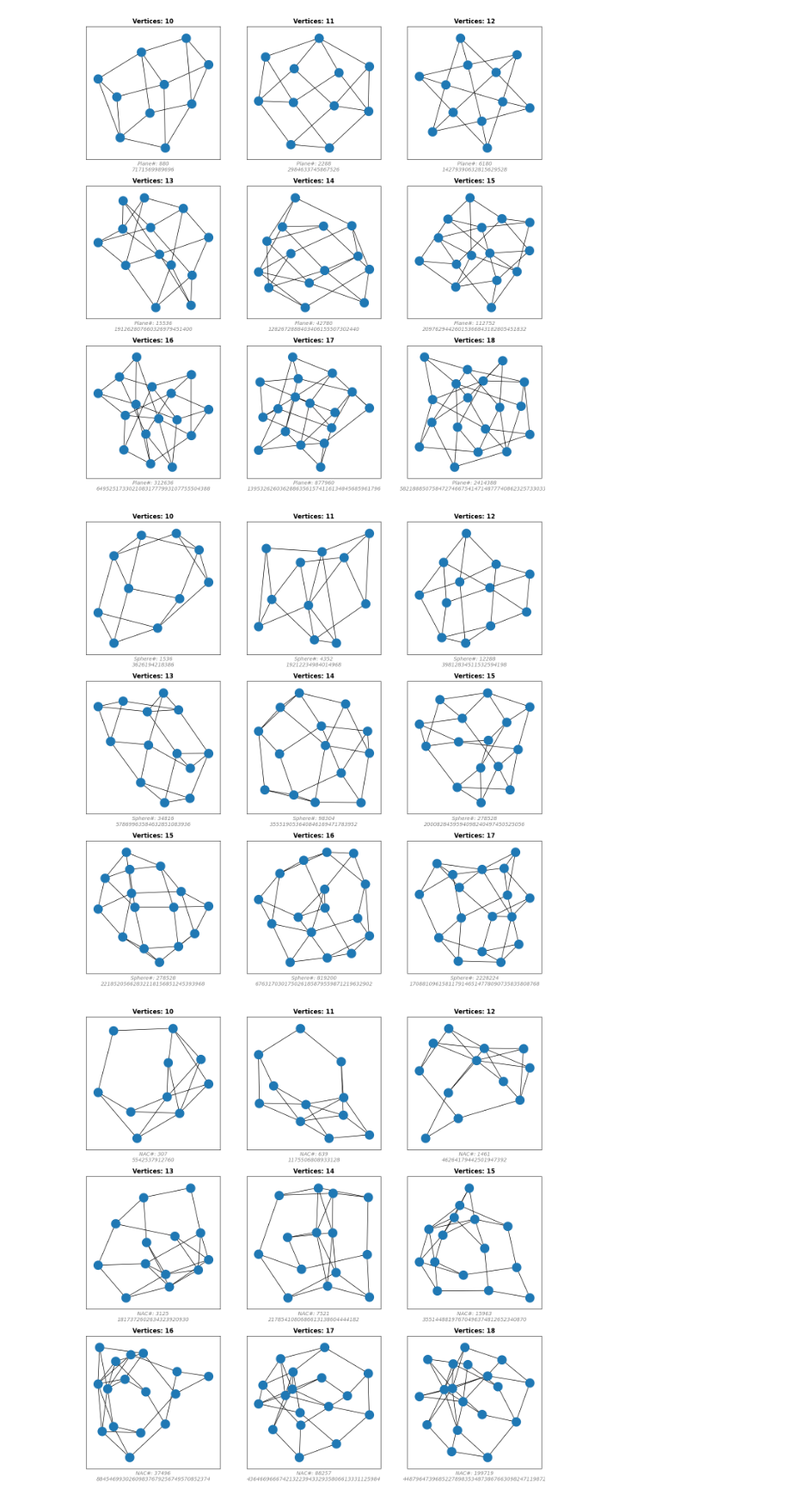
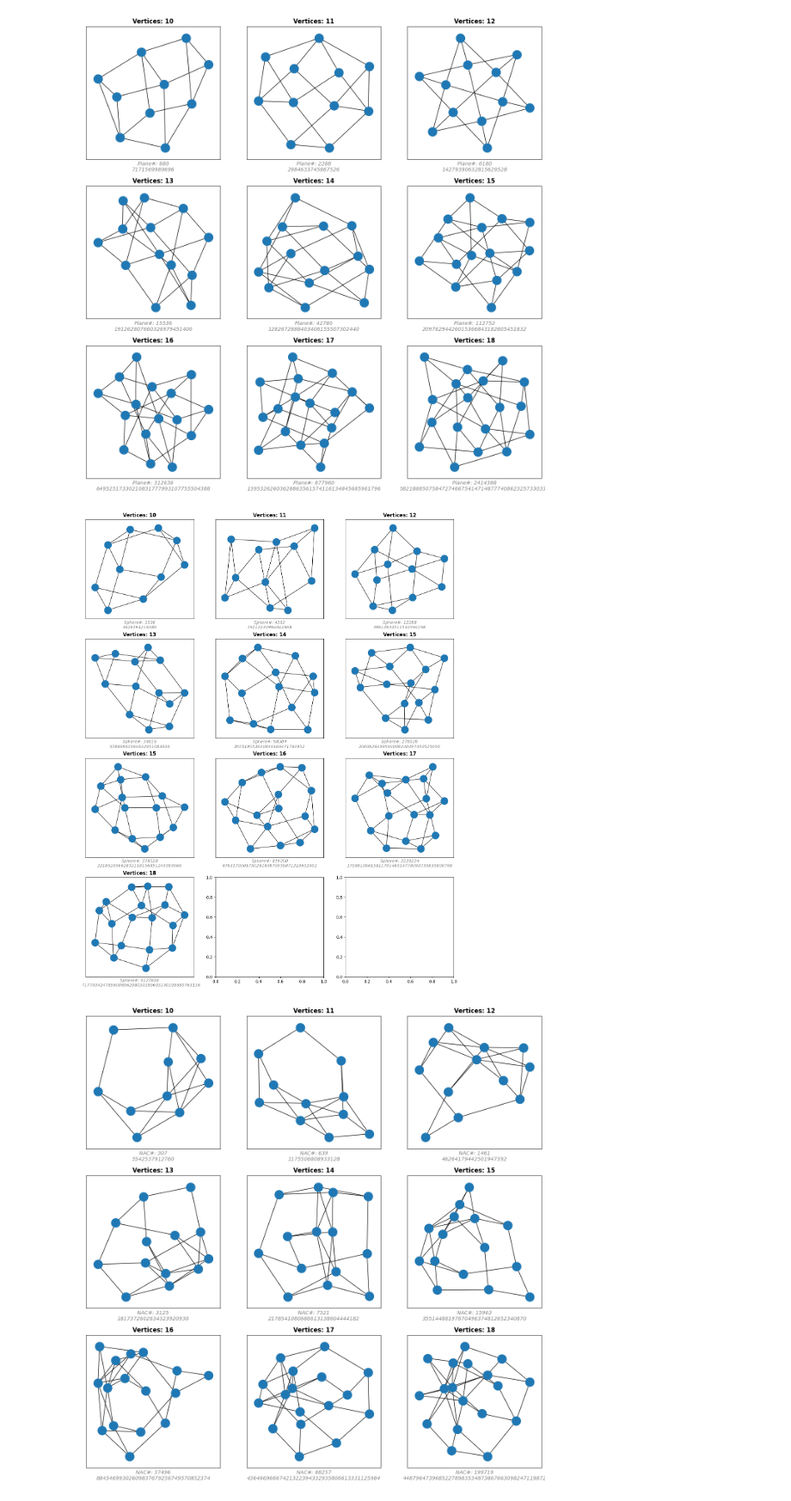
Before and after one commit to Esestree/RL-min-rigid-graphs, a Jupyter notebook: best_graphs_vis.ipynb, the cells around one changed output. Shown at 86% size. Cells and saved outputs as stored; diff of their text form; code cells hidden in the pictures.

Commit message:
visualize n=18 Sphere

```diff
--- a/best_graphs_vis.ipynb
+++ b/best_graphs_vis.ipynb
@@ -7,7 +7,11 @@ import matplotlib.pyplot as plt
 from project_utils.rewards import NumNAC, NumPlane, NumSphere
 # %%
 def plot_graphs(best_graphs, reward_func, caption):
-    fig, axes = plt.subplots(nrows=3, ncols=3, figsize=(16, 16))
+    num_graphs = len(best_graphs)
+    ncols = min(3, num_graphs)
+    nrows = (num_graphs + 2) // 3
+
+    fig, axes = plt.subplots(nrows=nrows, ncols=ncols, figsize=(16, 5 * nrows), squeeze=False)
     ax_list = axes.flatten()
 
     for i, graph in enumerate(best_graphs):
@@ -35,10 +39,11 @@ plot_graphs(best_graphs_plane, NumPlane(), "Plane#")
 # %%
 best_graphs_sphere = [3626194218386, 19212234984014968, 39812834511532594198, 57869963584632851083936,
                      355519053640846169471783952, 2000828459594098240497450525056, 22185205662832118156851245393968,
-                     676317030175026185879559871219632902, 1708810961581179146514778090735835808768]
+                     676317030175026185879559871219632902, 1708810961581179146514778090735835808768,
+                     5717703424785600896298030199603140199580763136]
 plot_graphs(best_graphs_sphere, NumSphere(), "Sphere#")
 # %% [output]
-[figure, old version]
+[figure, new version]
 # %%
 best_graphs_nac = [5542537912760, 1175506808933128, 46264179442501947392, 1817372602634323920930,
                      2178541080686613138604444182, 35514488197670496374812652340870, 88454699302609837679256749570852374,
```
